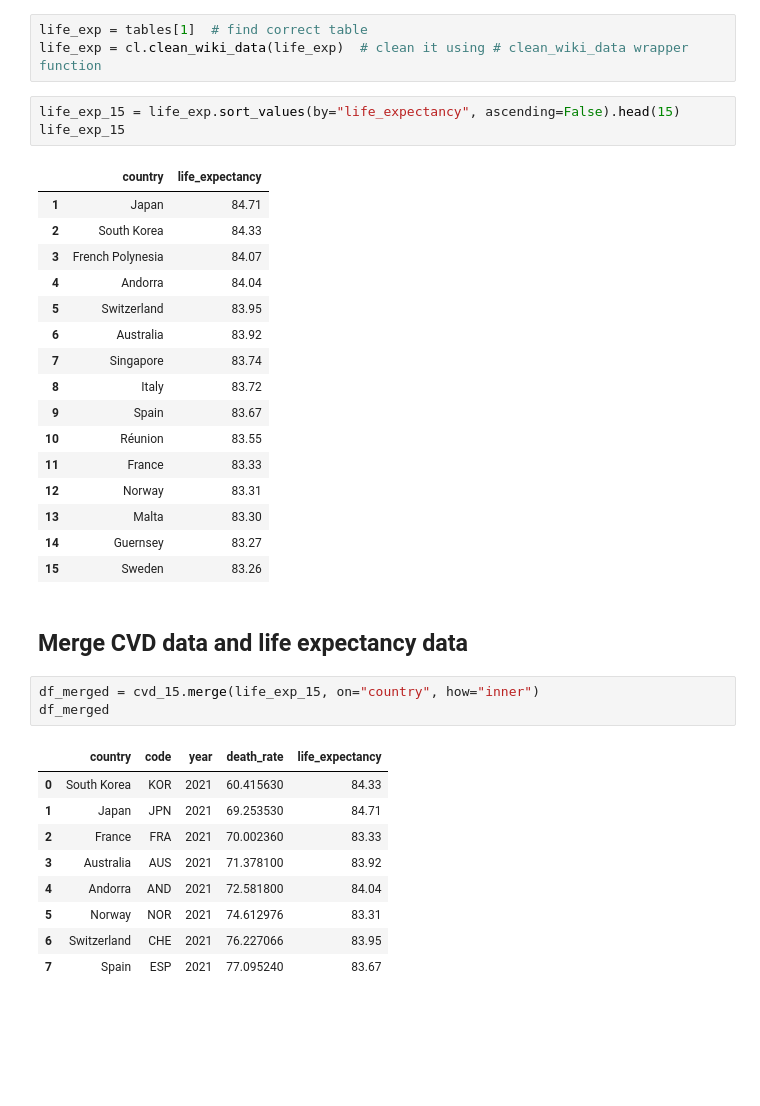
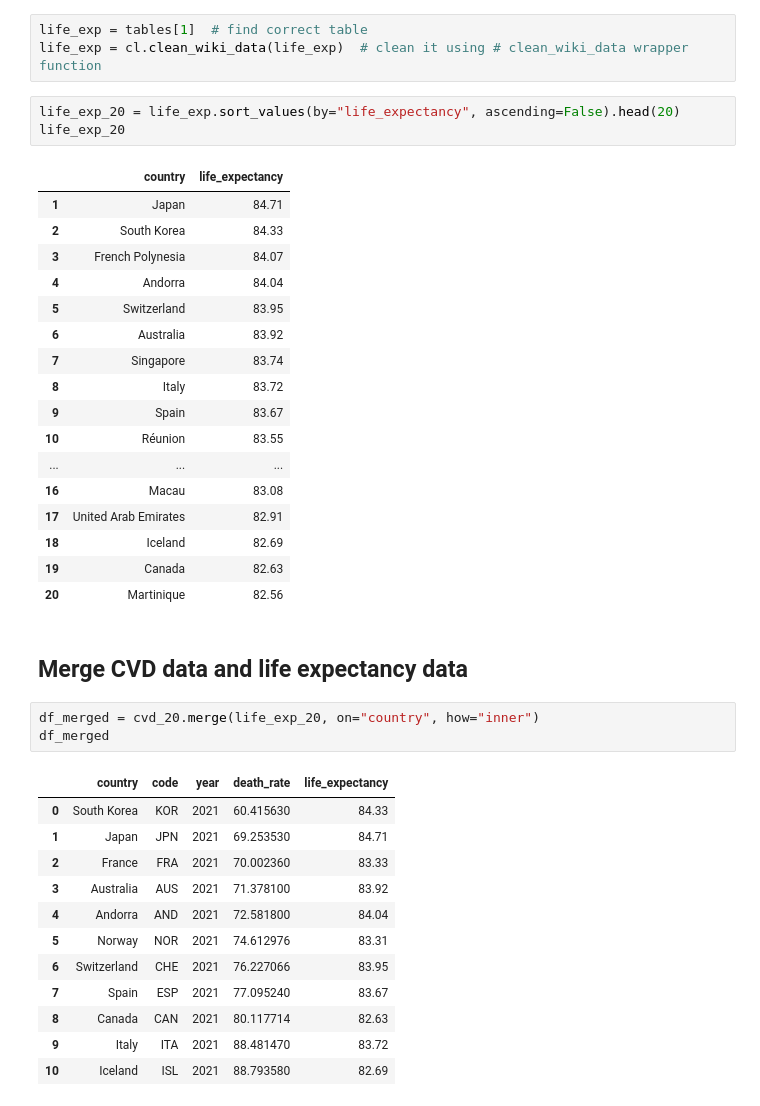
Before and after one commit to chandlershortlidge/sleep-heath-analysis, a Jupyter notebook: main.ipynb, the cells around one changed output. Saved outputs shown, nothing was run; the diff lists cells and outputs as text; blank space fills up the shorter version.

```diff
--- a/main.ipynb
+++ b/main.ipynb
@@ -472,29 +473,30 @@ tables = pd.read_html(response.content)
 life_exp = tables[1]  # find correct table
 life_exp = cl.clean_wiki_data(life_exp)  # clean it using # clean_wiki_data wrapper function
 # %%
-life_exp_15 = life_exp.sort_values(by="life_expectancy", ascending=False).head(15)
-life_exp_15
+life_exp_20 = life_exp.sort_values(by="life_expectancy", ascending=False).head(20)
+life_exp_20
 # %% [output]
 |  | country | life_expectancy |
 | 1 | Japan | 84.71 |
 | 2 | South Korea | 84.33 |
 | 3 | French Polynesia | 84.07 |
 | 4 | Andorra | 84.04 |
 | 5 | Switzerland | 83.95 |
 | 6 | Australia | 83.92 |
 | 7 | Singapore | 83.74 |
 | 8 | Italy | 83.72 |
 | 9 | Spain | 83.67 |
 | 10 | Réunion | 83.55 |
-| 11 | France | 83.33 |
-| 12 | Norway | 83.31 |
-| 13 | Malta | 83.30 |
-| 14 | Guernsey | 83.27 |
-| 15 | Sweden | 83.26 |
+| ... | ... | ... |
+| 16 | Macau | 83.08 |
+| 17 | United Arab Emirates | 82.91 |
+| 18 | Iceland | 82.69 |
+| 19 | Canada | 82.63 |
+| 20 | Martinique | 82.56 |
 # %% [markdown]
 ## Merge CVD data and life expectancy data
 # %%
-df_merged = cvd_15.merge(life_exp_15, on="country", how="inner")
+df_merged = cvd_20.merge(life_exp_20, on="country", how="inner")
 df_merged
 # %% [output]
 |  | country | code | year | death_rate | life_expectancy |
@@ -506,3 +508,6 @@ df_merged
 | 5 | Norway | NOR | 2021 | 74.612976 | 83.31 |
 | 6 | Switzerland | CHE | 2021 | 76.227066 | 83.95 |
 | 7 | Spain | ESP | 2021 | 77.095240 | 83.67 |
+| 8 | Canada | CAN | 2021 | 80.117714 | 82.63 |
+| 9 | Italy | ITA | 2021 | 88.481470 | 83.72 |
+| 10 | Iceland | ISL | 2021 | 88.793580 | 82.69 |
```
Also changed, not shown: parts of 1 cell of this notebook.
